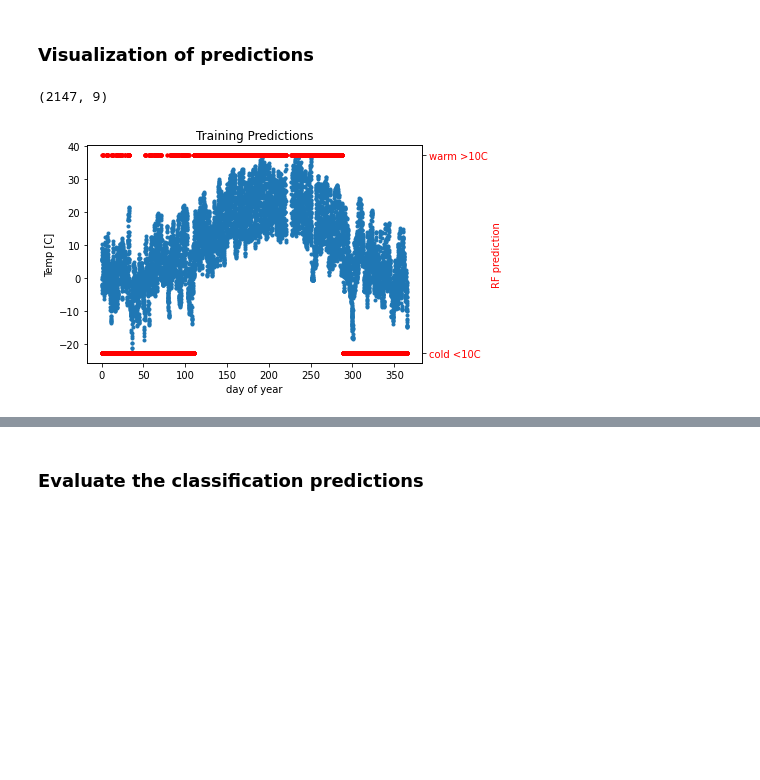
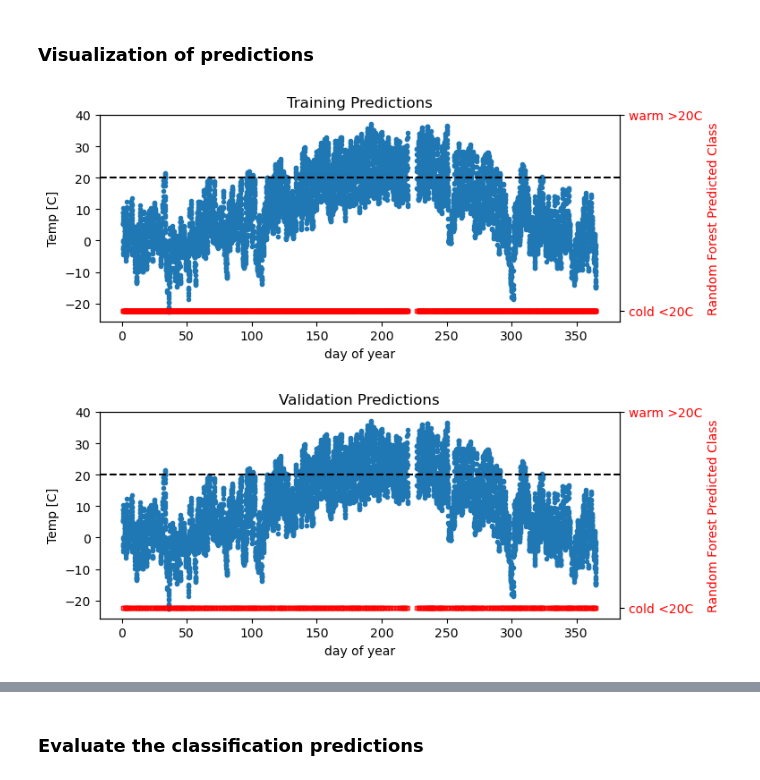
Before and after one commit to eabarnes1010/course_ml_ats, a Jupyter notebook: code/tree_classifier_binary_christman.ipynb, the cells around one changed output, grey strips where cells are left out. Cells and saved outputs as stored; diff of their text form; code cells hidden in the pictures; blank space fills up the shorter version.

```diff
--- a/code/tree_classifier_binary_christman.ipynb
+++ b/code/tree_classifier_binary_christman.ipynb
@@ -103,23 +105,24 @@ data.describe()
 # %% [markdown]
 The pandas table is handy for a quick glance, but we need to organize some numpy arrays that separately contain our features and labels.
 # %%
-THRESHOLD_TEMP = 10   # default = 10
-TARGET_VAR = 'Temp [C]'
+THRESHOLD_TEMP = 20  # default = 20
+TARGET_VAR = "Temp [C]"
 
 # Labels are the values we want to predict
 labels = (data[TARGET_VAR] > THRESHOLD_TEMP).astype(int)
-label_names = ('cold <' + str(THRESHOLD_TEMP) + 'C', 'warm >' + str(THRESHOLD_TEMP) + 'C')
+label_names = ("cold <" + str(THRESHOLD_TEMP) + "C", "warm >" + str(THRESHOLD_TEMP) + "C")
 
 # Remove the labels from the features
 # axis 1 refers to the columns
-features = data.drop(TARGET_VAR, axis = 1)
+features = data.drop(TARGET_VAR, axis=1)
 
 # Also remove DewPt and Date
-features = features.drop('DewPt [C]', axis = 1)   # comment out if you want the prediction task to be easy
-features = features.drop('Date', axis = 1)
+features = features.drop("DewPt [C]", axis=1)  # comment out if you want the prediction task to be easy
+features = features.drop("Date", axis=1)
 
 # Saving feature names for later use
 feature_list = list(features.columns)
+print("Predictors = " + str(feature_list))
 
 # Convert to numpy array
 features = np.array(features)
@@ -147,7 +163,9 @@ split_size = 0.25
 # PARAMETERS:
 #     test_size: fraction of testing/validation datasets
 #     random_state: random parameter
-train_features, val_features, train_labels, val_labels = train_test_split(features, labels, test_size = split_size, random_state = 42)
+train_features, val_features, train_labels, val_labels = train_test_split(
+    features, labels, test_size=split_size, random_state=42
+)
 # %% [markdown]
 Lets quickly check the size of our training and testing arrays are what we expect (and we didn't do something wrong)
 # %%
@@ -227,23 +241,40 @@ array([[0.15456298, 0.84543702],
 # %% [markdown]
 ### Visualization of predictions
-# %%
-val_features.shape
-# %% [output]
-(2147, 9)
 # %%
-fig, ax1 = plt.subplots()
-ax2 = ax1.twinx()
+for split_type in ("Training", "Validation"):
+    if split_type == "Training":
+        plot_features = train_features
+        plot_pred = y_pred_train
+    elif split_type == "Validation":
+        plot_features = val_features
+        plot_pred = y_pred_val
+    else:
+        raise NotImplementedError()
 
-ax1.plot(features[:,-1],np.array(data[TARGET_VAR]),'.')
-ax1.set_xlabel('day of year')
-ax1.set_ylabel(TARGET_VAR)
+    fig, ax1 = plt.subplots(figsize=(7.5, 3))
+    ax2 = ax1.twinx()
 
-ax2.plot(train_features[:,-1],y_pred_train,'.r')
-ax2.set_yticks(np.arange(0,len(label_names)))
-ax2.set_yticklabels(label_names, color='r')
-ax2.set_ylabel('RF prediction',color='r')
+    ax1.plot(features[:, -1], np.array(data[TARGET_VAR]), ".")
+    ax1.axhline(y=THRESHOLD_TEMP, linestyle="--", color="k")
+    ax1.set_xlabel("day of year")
+    ax1.set_ylabel(TARGET_VAR)
 
-plt.title('Training Predictions')
-plt.show()
+    ax2.plot(
+        plot_features[:, -1],
+        plot_pred,
+        "s",
+        markersize=3,
+        alpha=0.3,
+        linewidth=0.1,
+        markeredgecolor="r",
+        markerfacecolor="None",
+    )
+    ax2.set_yticks(np.arange(0, len(label_names)))
+    ax2.set_yticklabels(label_names, color="r")
+    ax2.set_ylabel("Random Forest Predicted Class", color="r")
+
+    plt.title(split_type + " Predictions")
+    plt.show()
 # %% [output]
-[figure, old version]
+[figure, new version]
+[figure, added]
```
Also changed, not shown: parts of 26 cells of this notebook, 6 other files.
